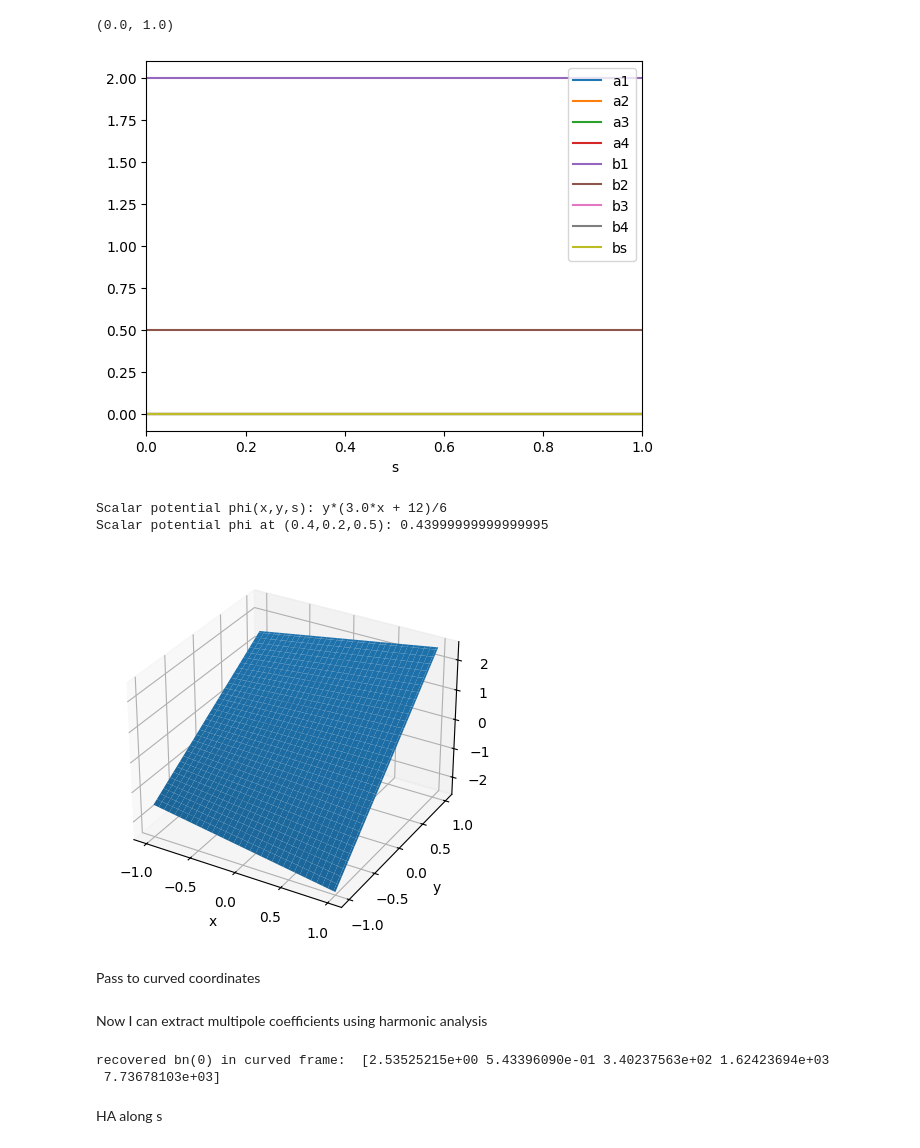
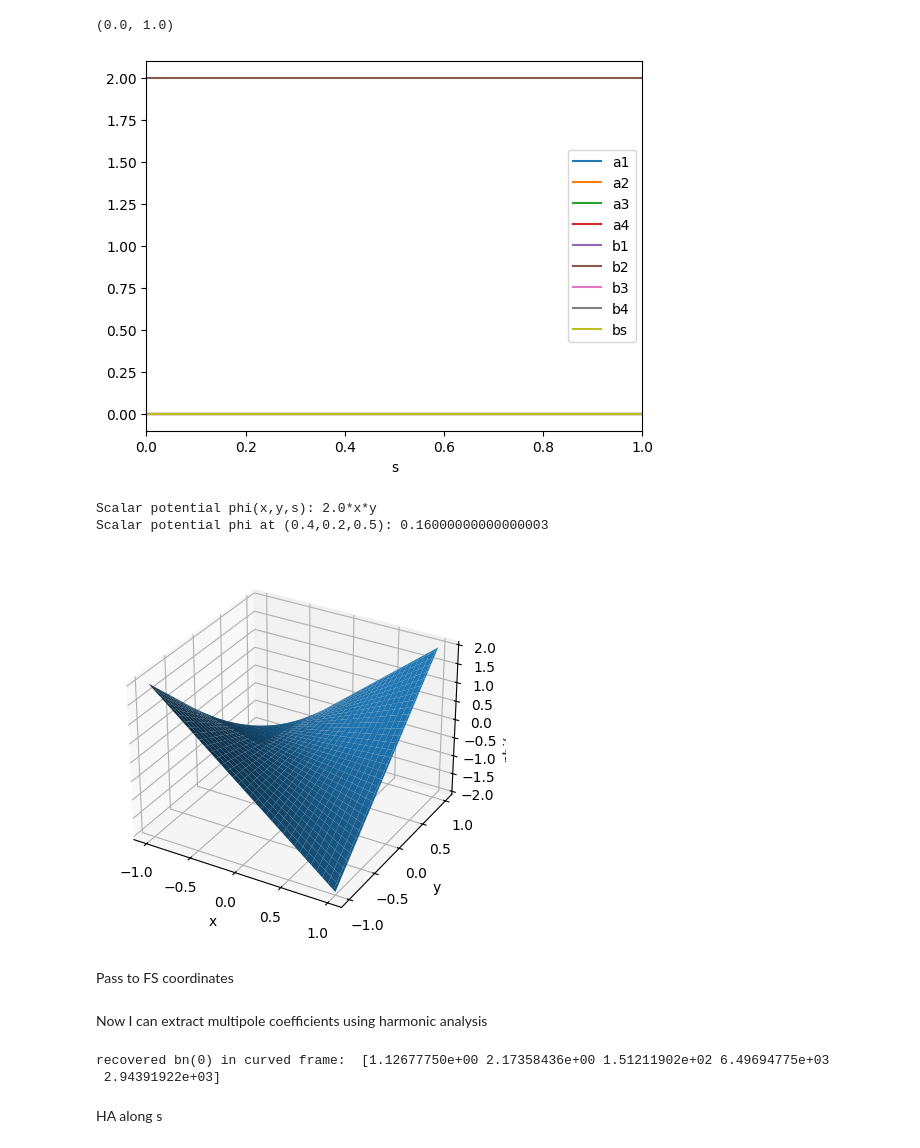
Before and after one commit to marcoliniF/bpmeth, a Jupyter notebook: preliminaryTrials/3.1straightToCurved_HA.ipynb, the cells around one changed output. Saved outputs shown, nothing was run; the diff lists cells and outputs as text; code cells hidden in the pictures.

```diff
--- a/preliminaryTrials/3.1straightToCurved_HA.ipynb
+++ b/preliminaryTrials/3.1straightToCurved_HA.ipynb
@@ -10,15 +14,15 @@ import pyvista as pv
 # %%
 #start from multipole coeefficients a_n(s)=a1,a2,... and b_n(s)
 a_coeffs = [0, 0, 0, 0]
-b_coeffs = [2,0.5,0, 0]
+b_coeffs = [0.,2.,0, 0]
 #get scalar potential
 expansion=bpmeth.FieldExpansion(a=a_coeffs, b=b_coeffs)
 expansion.plot_components()
 plt.xlabel('s')
 plt.xlim((0,1))
 # %% [output]
 (0.0, 1.0)
-[figure, old version]
+[figure, new version]
 # %%
 phi=expansion.get_phi()
 print("Scalar potential phi(x,y,s):", phi)
@@ -42,9 +46,9 @@ ax.set_ylabel('y')
 ax.set_zlabel('phi(x,y,s=0.5)')
 plt.show()
 # %% [output]
-Scalar potential phi(x,y,s): y*(3.0*x + 12)/6
-Scalar potential phi at (0.4,0.2,0.5): 0.43999999999999995
+Scalar potential phi(x,y,s): 2.0*x*y
+Scalar potential phi at (0.4,0.2,0.5): 0.16000000000000003
-[figure, old version]
+[figure, new version]
 # %%
 # Get analytical B field functions
 Bx_func, By_func, Bs_func = expansion.get_Bfield(lambdify=True)
@@ -69,7 +73,7 @@ datafieldmap = np.column_stack([
 fm = bpmeth.fieldmaps.Fieldmap(datafieldmap)
 #print(xa.shape)
 # %% [markdown]
-Pass to curved coordinates
+Pass to FS coordinates
 # %%
 rho = .5
 phi = 1.
@@ -88,8 +93,8 @@ bnianHA=fm_fs.harmonic_analysis_at_s(spos=s_fixed,rmin=0.01,rmax=1.0 )
 bnHA=bnianHA.real
 print("recovered bn(0) in curved frame: ", bnHA)
 # %% [output]
-recovered bn(0) in curved frame:  [2.53525215e+00 5.43396090e-01 3.40237563e+02 1.62423694e+03
- 7.73678103e+03]
+recovered bn(0) in curved frame:  [1.12677750e+00 2.17358436e+00 1.51211902e+02 6.49694775e+03
+ 2.94391922e+03]
 # %% [markdown]
 HA along s
 # %%
```
Also changed, not shown: parts of 16 cells of this notebook.
